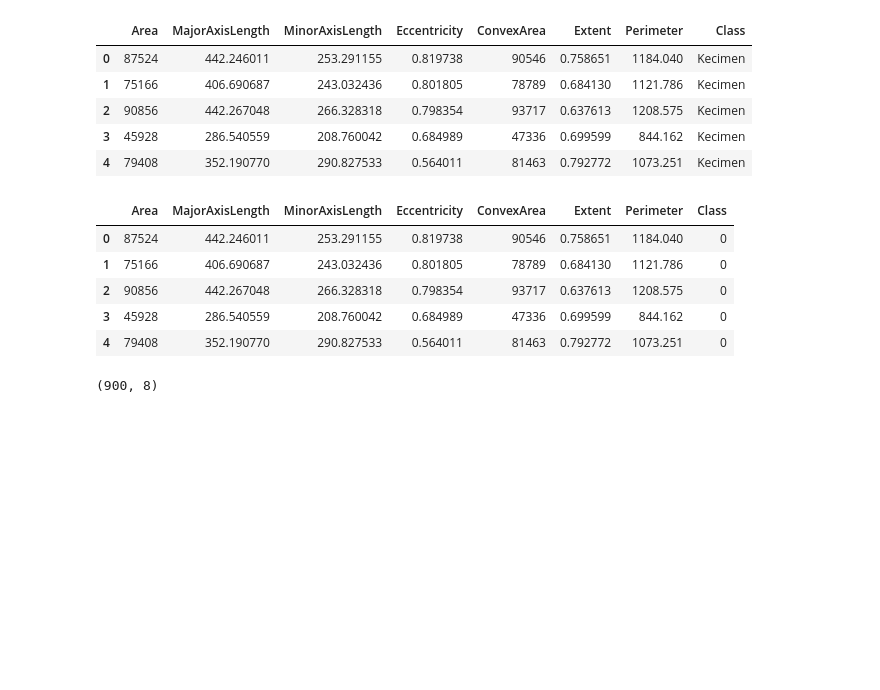
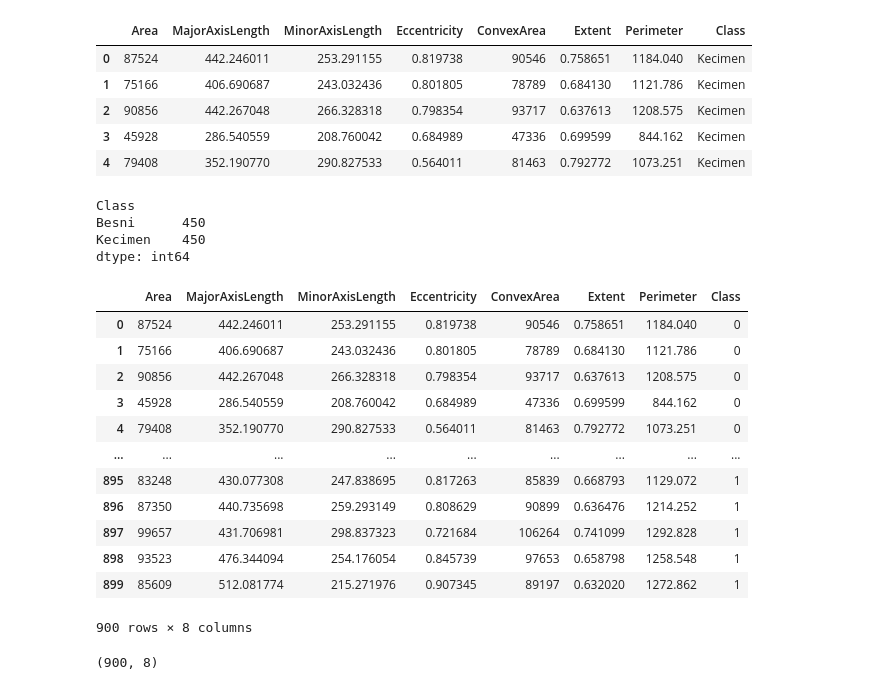
Before and after one commit to glitch0710/predictive-classifiers-mit102, a Jupyter notebook: PREDICTING MODELS - ANDOY, RHOGIEL V. MIT102 PROJECT.ipynb, the cells around one changed output. Saved outputs shown, nothing was run; the diff lists cells and outputs as text; code cells hidden in the pictures; blank space fills up the shorter version.

```diff
--- a/PREDICTING MODELS - ANDOY, RHOGIEL V. MIT102 PROJECT.ipynb
+++ b/PREDICTING MODELS - ANDOY, RHOGIEL V. MIT102 PROJECT.ipynb
@@ -14,17 +14,31 @@ df.head()
 | 2 | 90856 | 442.267048 | 266.328318 | 0.798354 | 93717 | 0.637613 | 1208.575 | Kecimen |
 | 3 | 45928 | 286.540559 | 208.760042 | 0.684989 | 47336 | 0.699599 | 844.162 | Kecimen |
 | 4 | 79408 | 352.190770 | 290.827533 | 0.564011 | 81463 | 0.792772 | 1073.251 | Kecimen |
+# %%
+df.groupby('Class').size()
+# %% [output]
+Class
+Besni      450
+Kecimen    450
+dtype: int64
 # %%
 df['Class'] = df['Class'].map({'Kecimen': 0, 'Besni': 1})
 # %%
-df.head()
+df
 # %% [output]
 |  | Area | MajorAxisLength | MinorAxisLength | Eccentricity | ConvexArea | Extent | Perimeter | Class |
 | 0 | 87524 | 442.246011 | 253.291155 | 0.819738 | 90546 | 0.758651 | 1184.040 | 0 |
 | 1 | 75166 | 406.690687 | 243.032436 | 0.801805 | 78789 | 0.684130 | 1121.786 | 0 |
 | 2 | 90856 | 442.267048 | 266.328318 | 0.798354 | 93717 | 0.637613 | 1208.575 | 0 |
 | 3 | 45928 | 286.540559 | 208.760042 | 0.684989 | 47336 | 0.699599 | 844.162 | 0 |
 | 4 | 79408 | 352.190770 | 290.827533 | 0.564011 | 81463 | 0.792772 | 1073.251 | 0 |
+| ... | ... | ... | ... | ... | ... | ... | ... | ... |
+| 895 | 83248 | 430.077308 | 247.838695 | 0.817263 | 85839 | 0.668793 | 1129.072 | 1 |
+| 896 | 87350 | 440.735698 | 259.293149 | 0.808629 | 90899 | 0.636476 | 1214.252 | 1 |
+| 897 | 99657 | 431.706981 | 298.837323 | 0.721684 | 106264 | 0.741099 | 1292.828 | 1 |
+| 898 | 93523 | 476.344094 | 254.176054 | 0.845739 | 97653 | 0.658798 | 1258.548 | 1 |
+| 899 | 85609 | 512.081774 | 215.271976 | 0.907345 | 89197 | 0.632020 | 1272.862 | 1 |
+900 rows × 8 columns
 # %%
 df.shape
 # %% [output]
```
Also changed, not shown: parts of 8 cells of this notebook.
